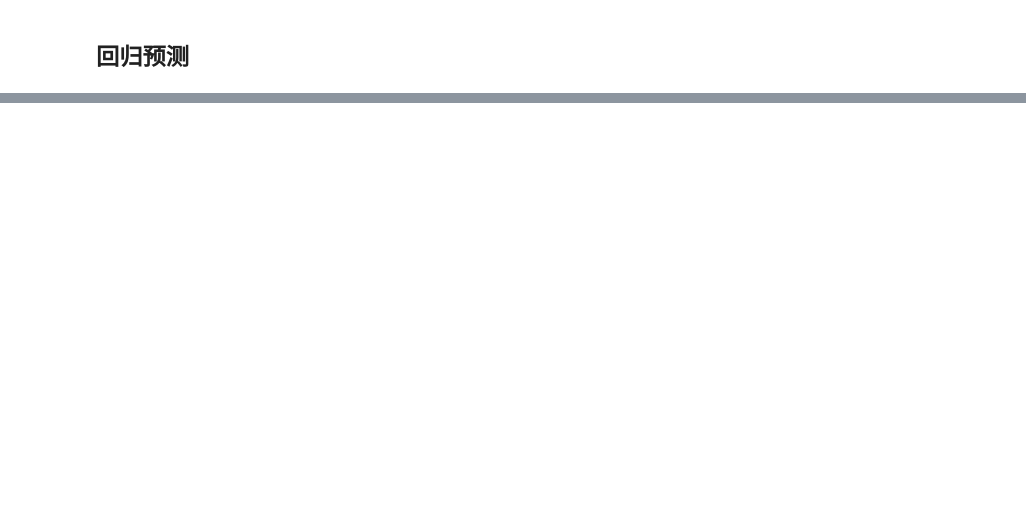
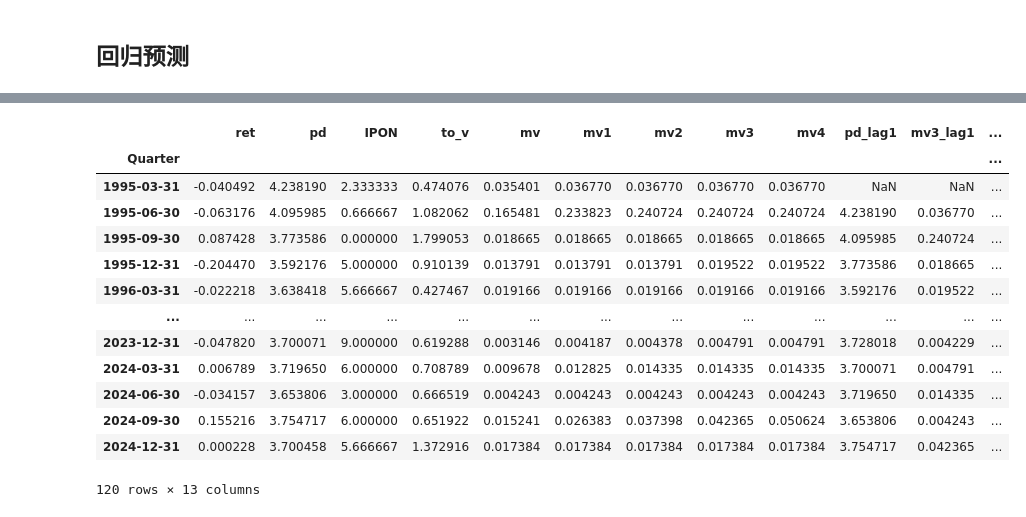
Before and after one commit to chenghang1989/Asset-Pricing-Homework, a Jupyter notebook: Homework1.ipynb, the cells around one changed output, grey strips where cells are left out. Cells and saved outputs as stored; diff of their text form; code cells hidden in the pictures; blank space fills up the shorter version.

```diff
--- a/Homework1.ipynb
+++ b/Homework1.ipynb
@@ -1554,14 +1407,14 @@ Standard errors in parentheses.
 * p<.1, ** p<.05, ***p<.01
 # %%
 # 使用model3的拟合值当做conditional variance的度量预测收益率
-ts_q_to['mv3_fit'] = model3.fittedvalues
+ts_to['mv3_fit'] = model3.fittedvalues
 
-model = smf.ols('ret ~ mv3_fit', data=ts_q_to['1995-01-01':'2024-12-31']).fit(
-    cov_type='HAC', cov_kwds={'maxlags': 2})
-model2 = smf.ols('ret ~ pd_lag1', data=ts_q_to['1995-01-01':'2024-12-31']).fit(
-    cov_type='HAC', cov_kwds={'maxlags': 2})
-model3 = smf.ols('ret ~ mv3_fit + pd_lag1', data=ts_q_to['1995-01-01':'2024-12-31']).fit(
-    cov_type='HAC', cov_kwds={'maxlags': 2})
+model = smf.ols('ret ~ mv3_fit', data=ts_to['1995-01-01':'2024-12-31']).fit(
+    cov_type='HAC', cov_kwds={'maxlags': 6})
+model2 = smf.ols('ret ~ pd_lag1', data=ts_to['1995-01-01':'2024-12-31']).fit(
+    cov_type='HAC', cov_kwds={'maxlags': 6})
+model3 = smf.ols('ret ~ mv3_fit + pd_lag1', data=ts_to['1995-01-01':'2024-12-31']).fit(
+    cov_type='HAC', cov_kwds={'maxlags': 6})
 
 info_dict_q = {'R-squared': lambda x: f"{x.rsquared:.3f}",
               'No. observations': lambda x: f"{int(x.nobs)}"}
@@ -1689,7 +1542,7 @@ IPO_count
 | 2024-12-31 | 6.0 |
 360 rows × 1 columns
 # %%
-ts_ipon = ts_mv.merge(IPO_count, on='month', how='left')
+ts_ipon = ts_to.merge(IPO_count, on='month', how='left')
 ts_ipon
 # %% [output]
 |  | MarketR | MarketR_e | Marketvalue | rfmonth | ret | ret_e | ret_us | ret_us_lag1 | ret_lag1 | pd | ... |
@@ -1790,0 +1998,38 @@ strong multicollinearity or other numerical problems.
+# %%
+# 月度数据重新整理成季度
+# 季度收益率使用月度复合收益率
+# mv使用sum
+# pd使用季度里的最后一个观测值
+
+ts_q = ts_ipon.resample('QE').apply({
+    'ret':
+    lambda x: np.prod(1 + x) - 1,
+    'pd':
+    lambda x: x.iloc[-1],
+    'IPON':
+    lambda x: np.mean(x),
+    'to_v':
+    lambda x: sum(x)
+})
+ts_q.index.name = 'Quarter'
+ts_q = ts_q.merge(Marketvariance_qtr_stock, on='Quarter', how='left')
+ts_q['pd_lag1'] = ts_q['pd'].shift(1)
+ts_q['mv3_lag1'] = ts_q['mv3'].shift(1)
+ts_q['IPON_lag1'] = ts_q['IPON'].shift(1)
+ts_q['to_v_lag1'] = ts_q['to_v'].shift(1)
+ts_q
+# %% [output]
+|  | ret | pd | IPON | to_v | mv | mv1 | mv2 | mv3 | mv4 | pd_lag1 | mv3_lag1 | ... |
+| Quarter |  |  |  |  |  |  |  |  |  |  |  | ... |
+| 1995-03-31 | -0.040492 | 4.238190 | 2.333333 | 0.474076 | 0.035401 | 0.036770 | 0.036770 | 0.036770 | 0.036770 | NaN | NaN | ... |
+| 1995-06-30 | -0.063176 | 4.095985 | 0.666667 | 1.082062 | 0.165481 | 0.233823 | 0.240724 | 0.240724 | 0.240724 | 4.238190 | 0.036770 | ... |
+| 1995-09-30 | 0.087428 | 3.773586 | 0.000000 | 1.799053 | 0.018665 | 0.018665 | 0.018665 | 0.018665 | 0.018665 | 4.095985 | 0.240724 | ... |
+| 1995-12-31 | -0.204470 | 3.592176 | 5.000000 | 0.910139 | 0.013791 | 0.013791 | 0.013791 | 0.019522 | 0.019522 | 3.773586 | 0.018665 | ... |
+| 1996-03-31 | -0.022218 | 3.638418 | 5.666667 | 0.427467 | 0.019166 | 0.019166 | 0.019166 | 0.019166 | 0.019166 | 3.592176 | 0.019522 | ... |
+| ... | ... | ... | ... | ... | ... | ... | ... | ... | ... | ... | ... | ... |
+| 2023-12-31 | -0.047820 | 3.700071 | 9.000000 | 0.619288 | 0.003146 | 0.004187 | 0.004378 | 0.004791 | 0.004791 | 3.728018 | 0.004229 | ... |
+| 2024-03-31 | 0.006789 | 3.719650 | 6.000000 | 0.708789 | 0.009678 | 0.012825 | 0.014335 | 0.014335 | 0.014335 | 3.700071 | 0.004791 | ... |
+| 2024-06-30 | -0.034157 | 3.653806 | 3.000000 | 0.666519 | 0.004243 | 0.004243 | 0.004243 | 0.004243 | 0.004243 | 3.719650 | 0.014335 | ... |
+| 2024-09-30 | 0.155216 | 3.754717 | 6.000000 | 0.651922 | 0.015241 | 0.026383 | 0.037398 | 0.042365 | 0.050624 | 3.653806 | 0.004243 | ... |
+| 2024-12-31 | 0.000228 | 3.700458 | 5.666667 | 1.372916 | 0.017384 | 0.017384 | 0.017384 | 0.017384 | 0.017384 | 3.754717 | 0.042365 | ... |
+120 rows × 13 columns
```
Also changed, not shown: parts of 48 cells of this notebook, 1 other file.
